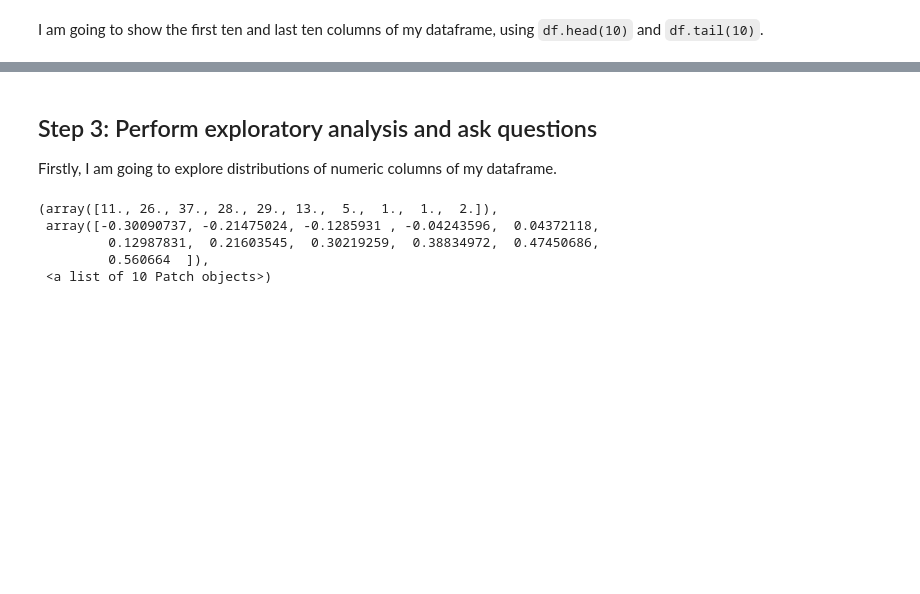
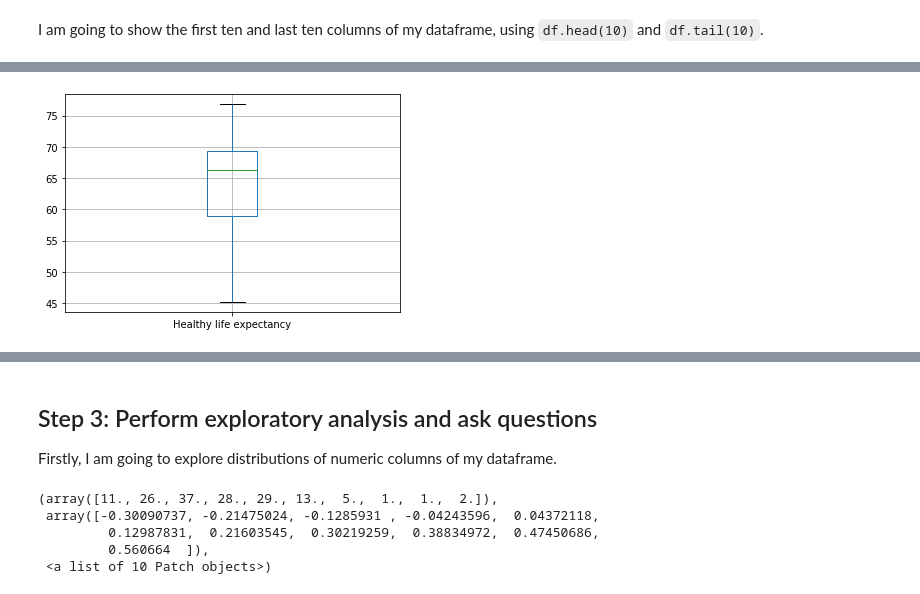
Before and after one commit to ax18031/ax18031_EMATM0048, a Jupyter notebook: Part3_folder/PART3.ipynb, the cells around one changed output, grey strips where cells are left out. Drawn from its saved outputs; the diff is of its cells as text; code cells hidden in the pictures; blank space fills up the shorter version.

Commit message:
Add files via upload
Added two Boxplots

```diff
--- a/Part3_folder/PART3.ipynb
+++ b/Part3_folder/PART3.ipynb
@@ -58,0 +92,4 @@ plt.boxplot()
+# %%
+bp = df.boxplot(column = 'Healthy life expectancy')
+# %% [output]
+[figure, added]
```
Also changed, not shown: parts of 6 cells of this notebook.
